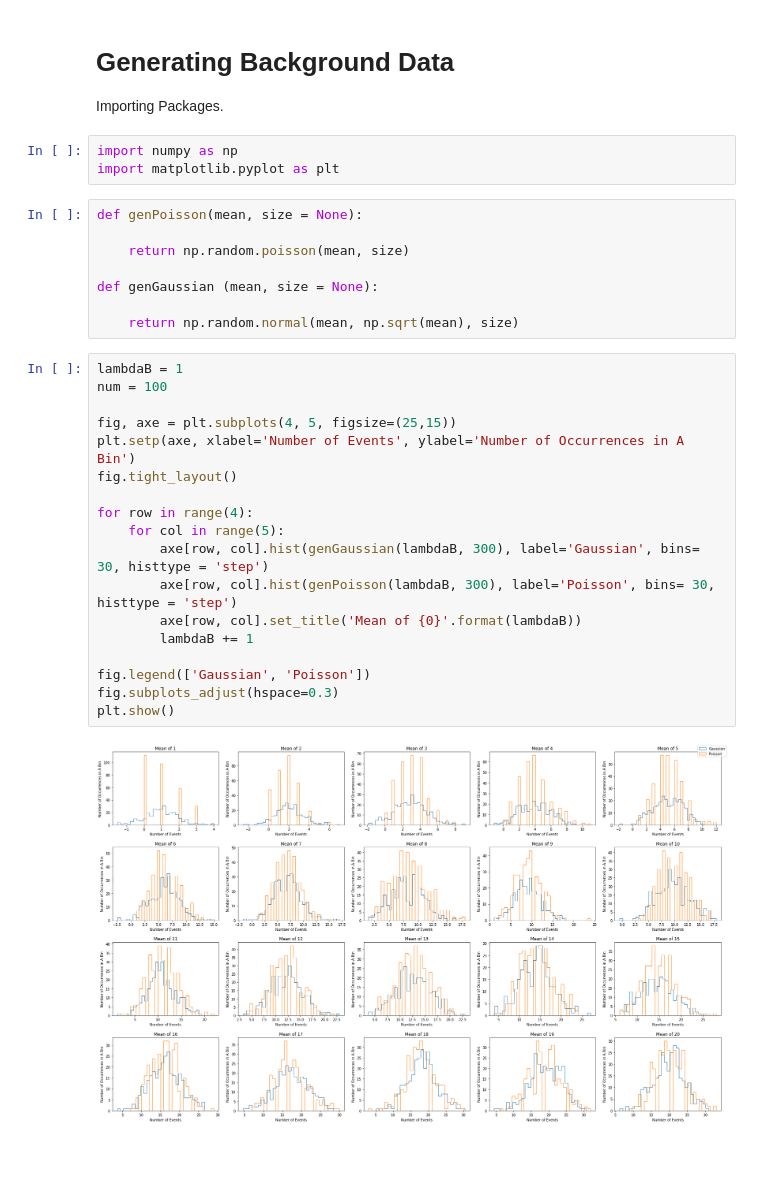
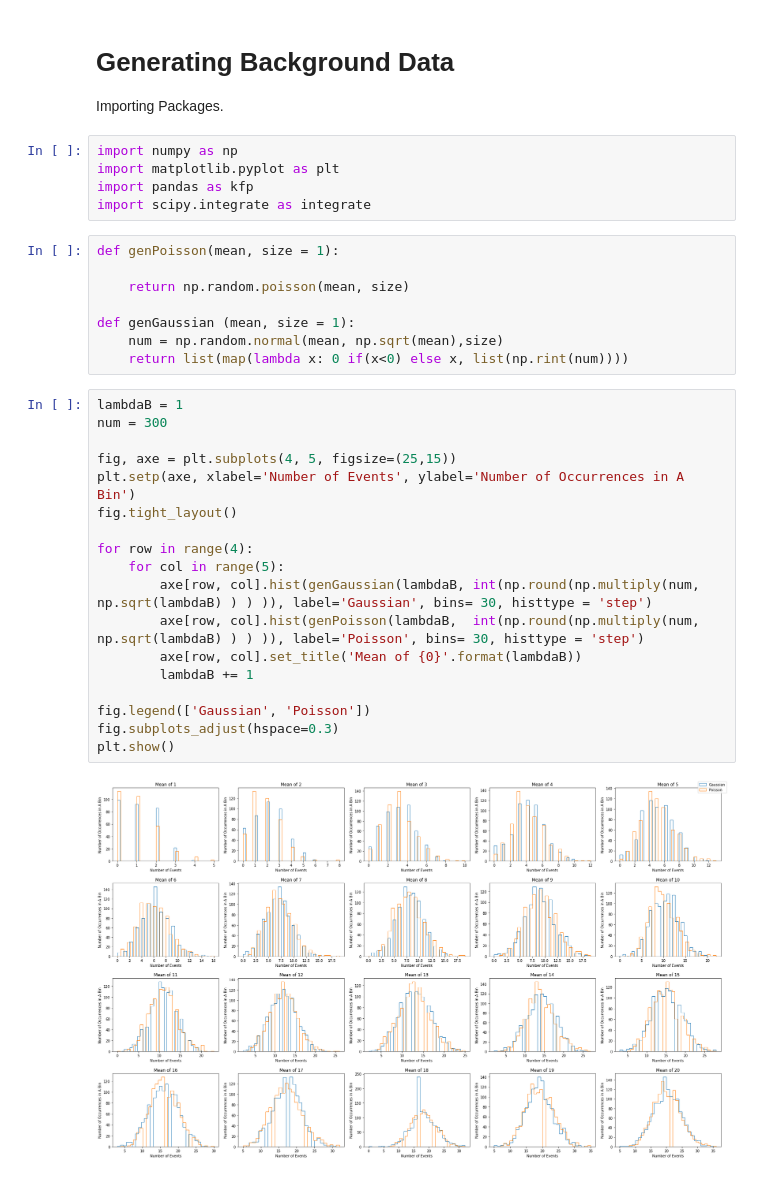
Before and after one commit to SenorBunBun/Upscatter-Solar-Modulation, a Jupyter notebook: OnOff/poissongaussiantest.ipynb, the cells around one changed output. Saved outputs shown, nothing was run; the diff lists cells and outputs as text.

```diff
--- a/OnOff/poissongaussiantest.ipynb
+++ b/OnOff/poissongaussiantest.ipynb
@@ -5,31 +5,33 @@ Importing Packages.
 # %%
 import numpy as np
 import matplotlib.pyplot as plt
+import pandas as kfp
+import scipy.integrate as integrate
 # %%
-def genPoisson(mean, size = None):
+def genPoisson(mean, size = 1):
 
     return np.random.poisson(mean, size)
 
-def genGaussian (mean, size = None):
-
-    return np.random.normal(mean, np.sqrt(mean), size)
+def genGaussian (mean, size = 1):
+    num = np.random.normal(mean, np.sqrt(mean),size)
+    return list(map(lambda x: 0 if(x<0) else x, list(np.rint(num))))
 # %%
 lambdaB = 1
-num = 100
+num = 300
 
 fig, axe = plt.subplots(4, 5, figsize=(25,15))
 plt.setp(axe, xlabel='Number of Events', ylabel='Number of Occurrences in A Bin')
 fig.tight_layout()
 
 for row in range(4):
     for col in range(5):
-        axe[row, col].hist(genGaussian(lambdaB, 300), label='Gaussian', bins= 30, histtype = 'step')
-        axe[row, col].hist(genPoisson(lambdaB, 300), label='Poisson', bins= 30, histtype = 'step')
+        axe[row, col].hist(genGaussian(lambdaB, int(np.round(np.multiply(num, np.sqrt(lambdaB) ) ) )), label='Gaussian', bins= 30, histtype = 'step')
+        axe[row, col].hist(genPoisson(lambdaB,  int(np.round(np.multiply(num, np.sqrt(lambdaB) ) ) )), label='Poisson', bins= 30, histtype = 'step')
         axe[row, col].set_title('Mean of {0}'.format(lambdaB))
         lambdaB += 1
 
 fig.legend(['Gaussian', 'Poisson'])
 fig.subplots_adjust(hspace=0.3)
 plt.show()
 # %% [output]
-[figure, old version]
+[figure, new version]
```
Also changed, not shown: parts of 4 cells of this notebook.
